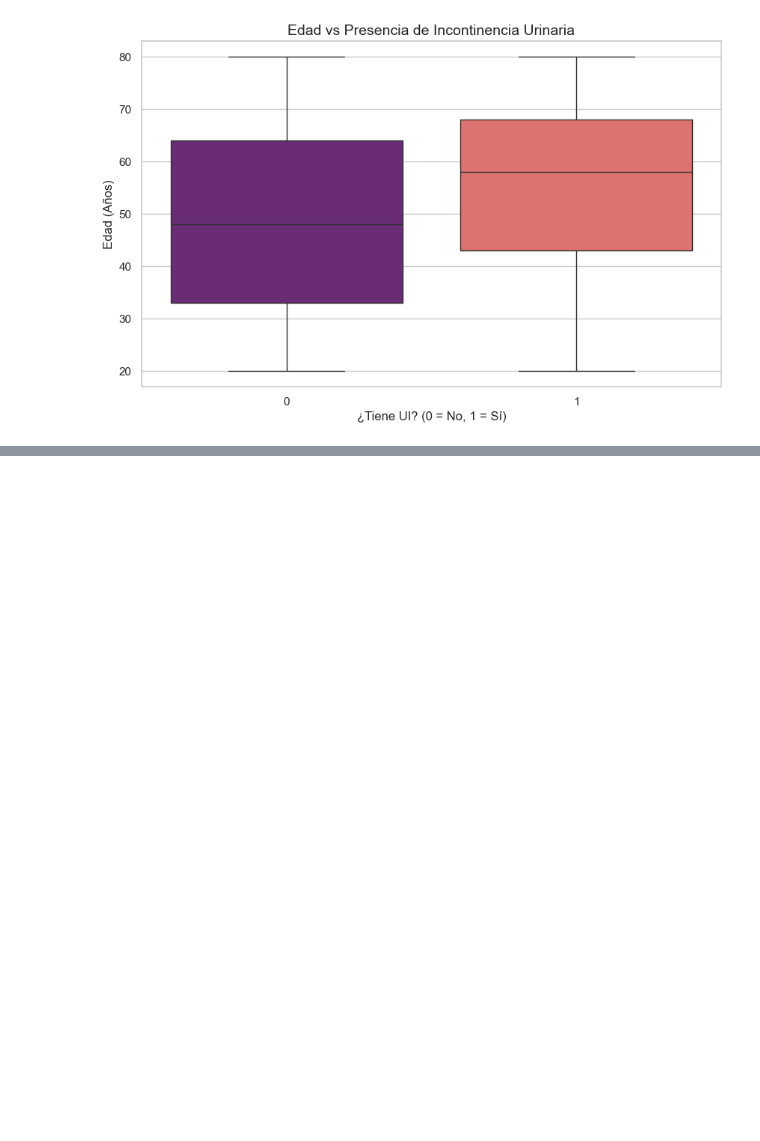
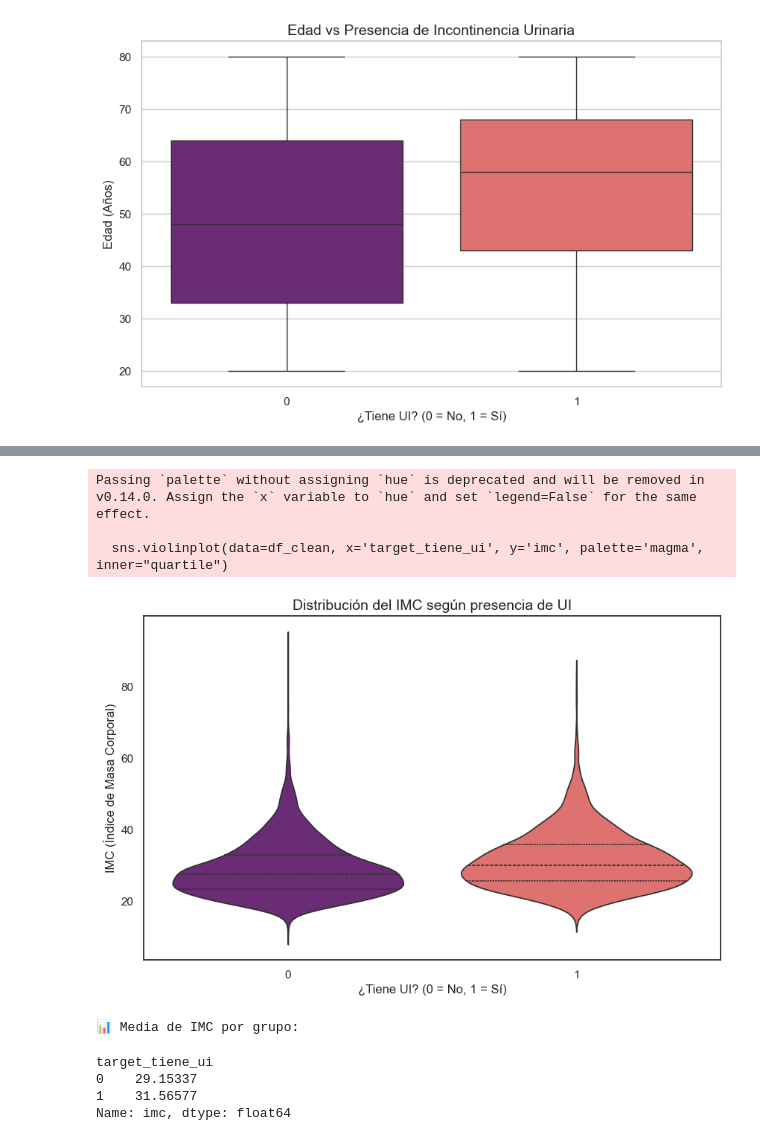
Before and after one commit to Bootcamp-IA-P6/Proyecto7_Equipo3_Multiclase, a Jupyter notebook: notebooks/modeling/notebook_isa.ipynb, the cells around one changed output, grey strips where cells are left out. Cells and saved outputs as stored; diff of their text form; code cells hidden in the pictures; blank space fills up the shorter version.

```diff
--- a/notebooks/modeling/notebook_isa.ipynb
+++ b/notebooks/modeling/notebook_isa.ipynb
@@ -187,0 +192,24 @@ Passing `palette` without assigning `hue` is deprecated and will be removed in v
+# %%
+import matplotlib.pyplot as plt
+import seaborn as sns
+
+plt.figure(figsize=(10, 6))
+sns.violinplot(data=df_clean, x='target_tiene_ui', y='imc', palette='magma', inner="quartile")
+
+plt.title('Distribución del IMC según presencia de UI', fontsize=14)
+plt.xlabel('¿Tiene UI? (0 = No, 1 = Sí)', fontsize=12)
+plt.ylabel('IMC (Índice de Masa Corporal)', fontsize=12)
+plt.show()
+
+print("📊 Media de IMC por grupo:")
+display(df_clean.groupby('target_tiene_ui')['imc'].mean())
+# %% [output]
+Passing `palette` without assigning `hue` is deprecated and will be removed in v0.14.0. Assign the `x` variable to `hue` and set `legend=False` for the same effect.
+
+  sns.violinplot(data=df_clean, x='target_tiene_ui', y='imc', palette='magma', inner="quartile")
+[figure, added]
+📊 Media de IMC por grupo:
+target_tiene_ui
+0    29.15337
+1    31.56577
+Name: imc, dtype: float64
```
Also changed, not shown: parts of 12 cells of this notebook, 1 other file.
